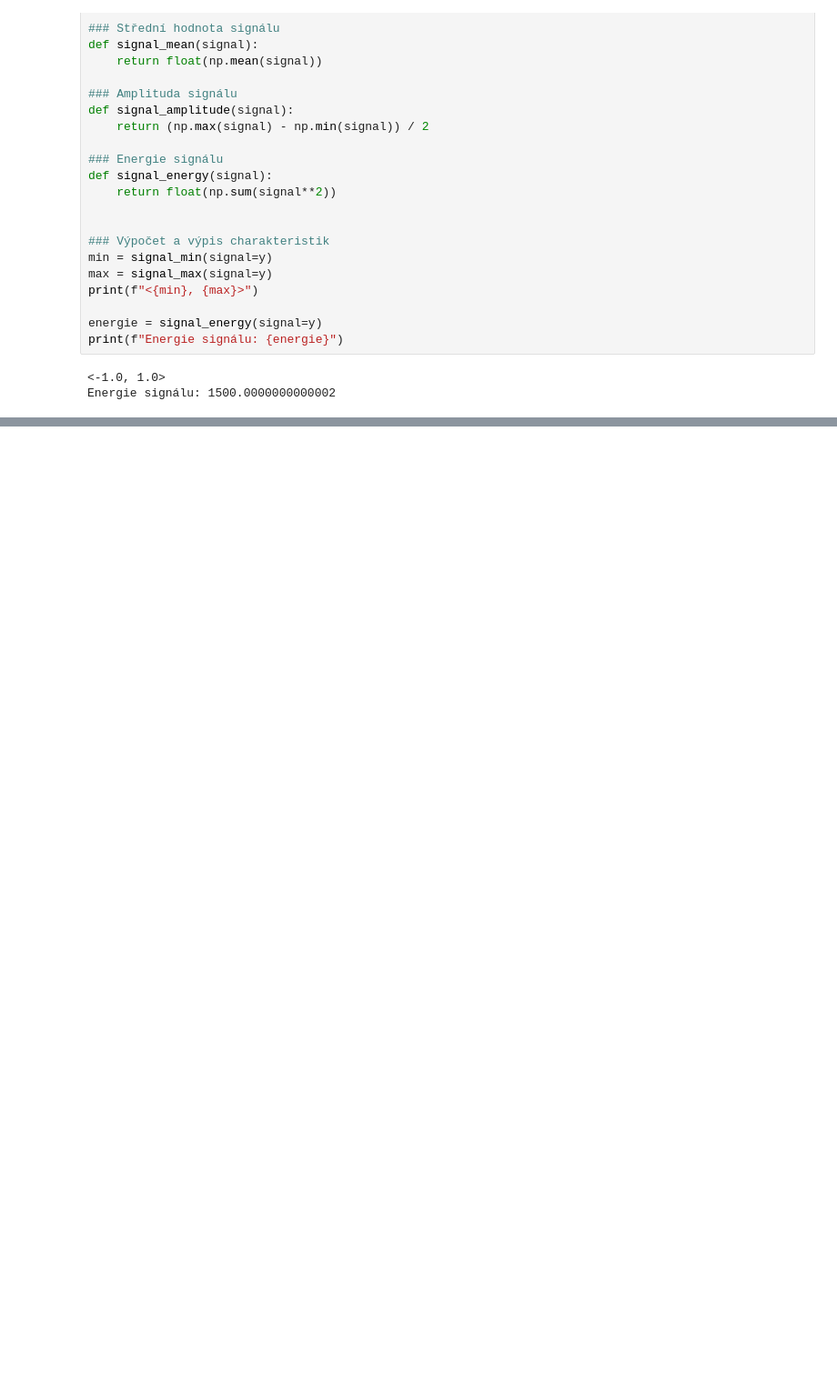
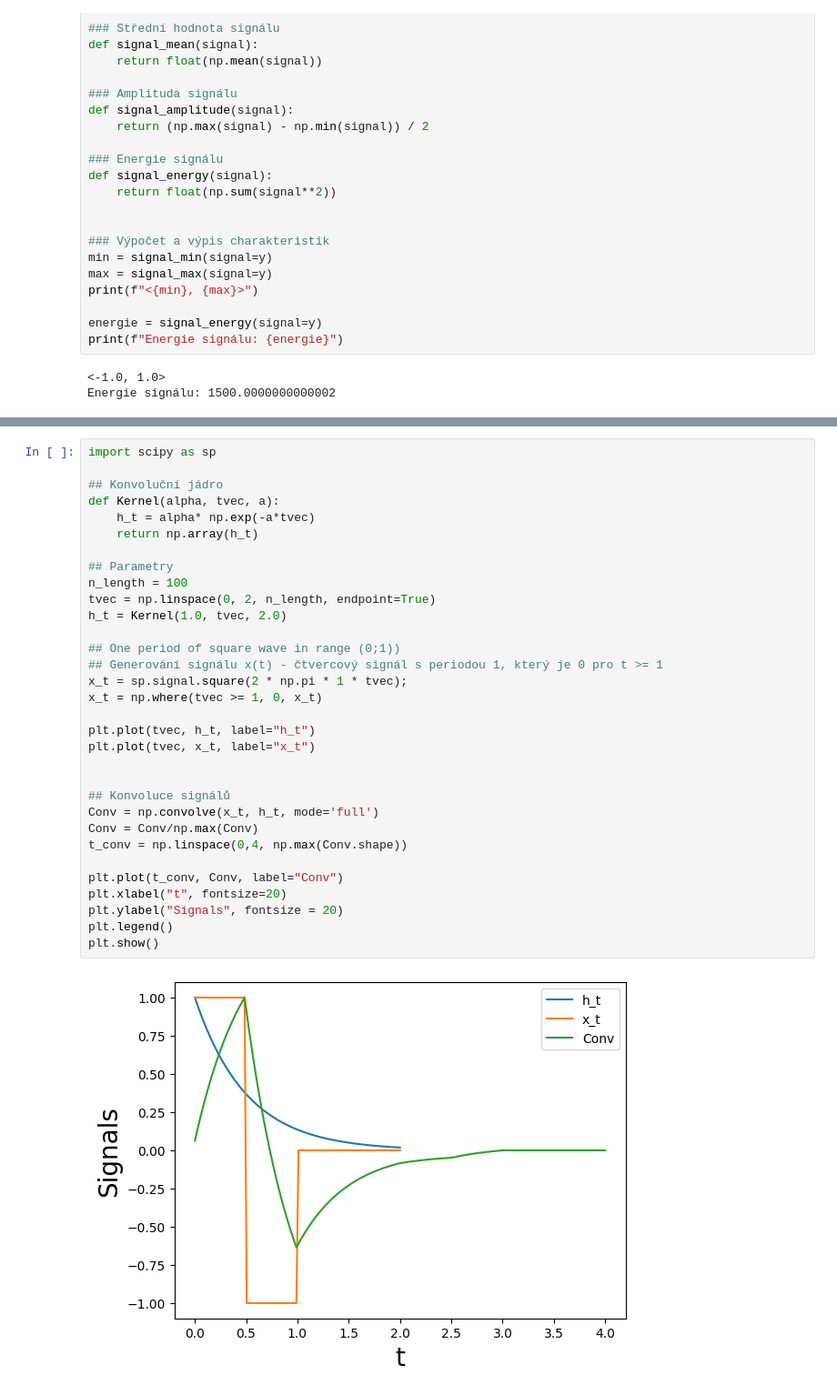
Before and after one commit to majdakleckerova/KI-PZS, a Jupyter notebook: cviceni.ipynb, the cells around one changed output, grey strips where cells are left out. Shown at 91% size. Cells and saved outputs as stored; diff of their text form; blank space fills up the shorter version.

```diff
--- a/cviceni.ipynb
+++ b/cviceni.ipynb
@@ -309,0 +454,34 @@ Příště: konvoluce, korelace, kovariance
+# %%
+import scipy as sp
+
+## Konvoluční jádro
+def Kernel(alpha, tvec, a):
+    h_t = alpha* np.exp(-a*tvec)
+    return np.array(h_t)
+
+## Parametry
+n_length = 100
+tvec = np.linspace(0, 2, n_length, endpoint=True)
+h_t = Kernel(1.0, tvec, 2.0)
+
+## One period of square wave in range (0;1))
+## Generování signálu x(t) - čtvercový signál s periodou 1, který je 0 pro t >= 1
+x_t = sp.signal.square(2 * np.pi * 1 * tvec);
+x_t = np.where(tvec >= 1, 0, x_t)
+
+plt.plot(tvec, h_t, label="h_t")
+plt.plot(tvec, x_t, label="x_t")
+
+
+## Konvoluce signálů
+Conv = np.convolve(x_t, h_t, mode='full')
+Conv = Conv/np.max(Conv)
+t_conv = np.linspace(0,4, np.max(Conv.shape))
+
+plt.plot(t_conv, Conv, label="Conv")
+plt.xlabel("t", fontsize=20)
+plt.ylabel("Signals", fontsize = 20)
+plt.legend()
+plt.show()
+# %% [output]
+[figure, added]
```
Also changed, not shown: parts of 10 cells of this notebook.
